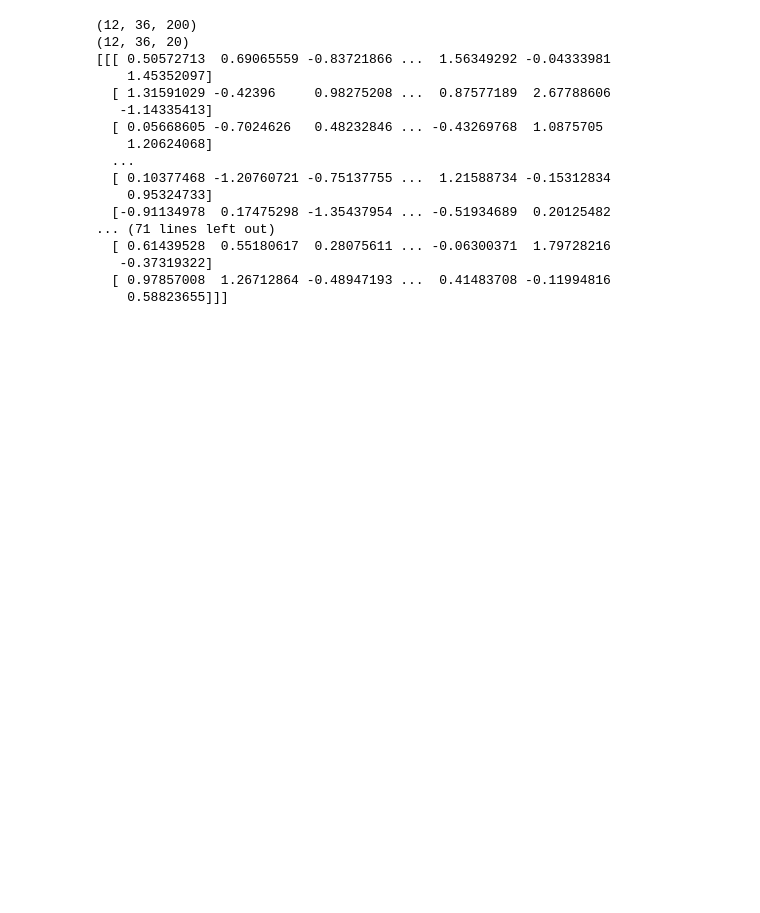
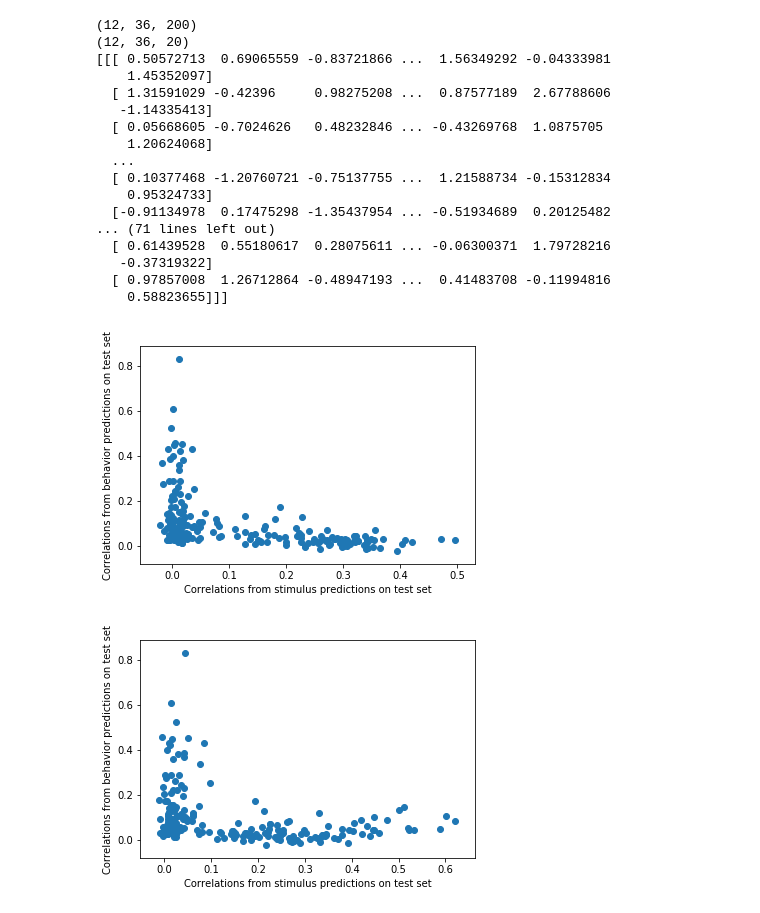
Before and after one commit to MouseLand/EnsemblePursuit, a Jupyter notebook: Pipelines/RecFieldBehPipeline.ipynb, the cells around one changed output. Cells and saved outputs as stored; diff of their text form; code cells hidden in the pictures; blank space fills up the shorter version.

Commit message:
Add correlation plots

```diff
--- a/Pipelines/RecFieldBehPipeline.ipynb
+++ b/Pipelines/RecFieldBehPipeline.ipynb
@@ -8,3 +8,5 @@ print(V.shape)
 (30560, 200)
 # %%
 pipeline=ReceptiveFieldsPlusBehaviorPipeline(data_path='/home/flora/Documents/',model='EnsemblePursuit',nr_of_components=200)
+# %%
+corrs_beh=pipeline.fit_to_behavior(V)
@@ -77,3 +82,9 @@ print(combined)
    -0.37319322]
   [ 0.97857008  1.26712864 -0.48947193 ...  0.41483708 -0.11994816
     0.58823655]]]
+# %%
+pipeline.selectivity_scatter_plot(corrs_minus,corrs_beh)
+pipeline.selectivity_scatter_plot(corrs_plus,corrs_beh)
+# %% [output]
+[figure, added]
+[figure, added]
```
Also changed, not shown: parts of 1 cell of this notebook, 1 other file.
